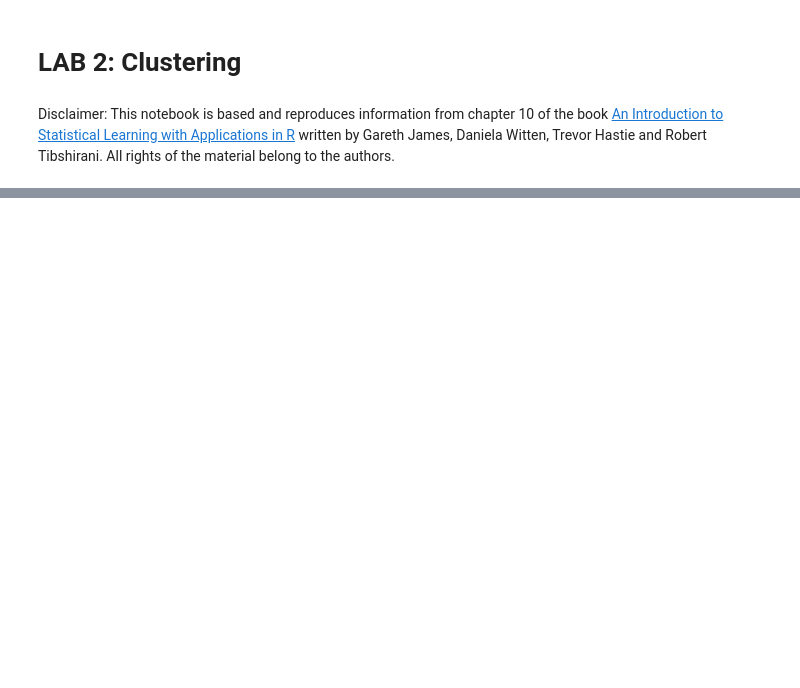
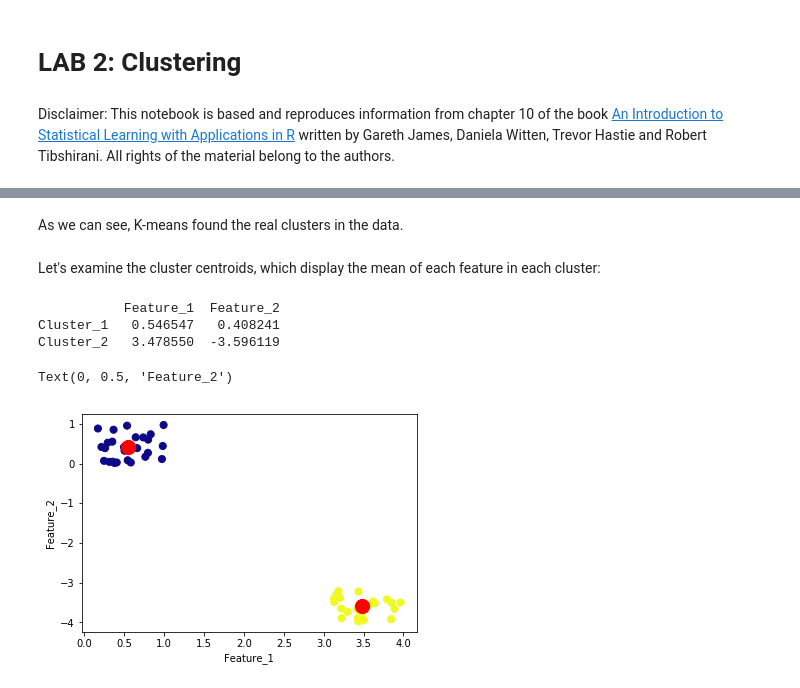
Before and after one commit to martinagvilas/intro_stat_learning, a Jupyter notebook: notebooks/lab2_clustering.ipynb, the cells around one changed output, grey strips where cells are left out. Drawn from its saved outputs; the diff is of its cells as text; code cells hidden in the pictures; blank space fills up the shorter version.

```diff
--- a/notebooks/lab2_clustering.ipynb
+++ b/notebooks/lab2_clustering.ipynb
@@ -289,0 +117,27 @@ print(cutree)
+# %% [markdown]
+As we can see, K-means found the real clusters in the data.
+# %% [markdown]
+Let's examine the cluster centroids, which display the mean of each feature in each cluster:
+# %%
+# Print cluster centroids
+centers = kmeans.cluster_centers_
+centers_df = pd.DataFrame(centers,
+                          index = ['Cluster_1', 'Cluster_2'],
+                          columns = ['Feature_1', 'Feature_2'])
+print(centers_df)
+
+# Plot cluster centroids
+plt.scatter(X[:, 0], X[:, 1],
+            c=kmeans_labels,
+            s=50, cmap='plasma')
+plt.scatter(centers[:, 0], centers[:, 1],
+            c='red',
+            s=200, alpha=1);
+plt.xlabel("Feature_1")
+plt.ylabel("Feature_2")
+# %% [output]
+           Feature_1  Feature_2
+Cluster_1   0.546547   0.408241
+Cluster_2   3.478550  -3.596119
+Text(0, 0.5, 'Feature_2')
+[figure, added]
```
Also changed, not shown: parts of 48 cells of this notebook.
